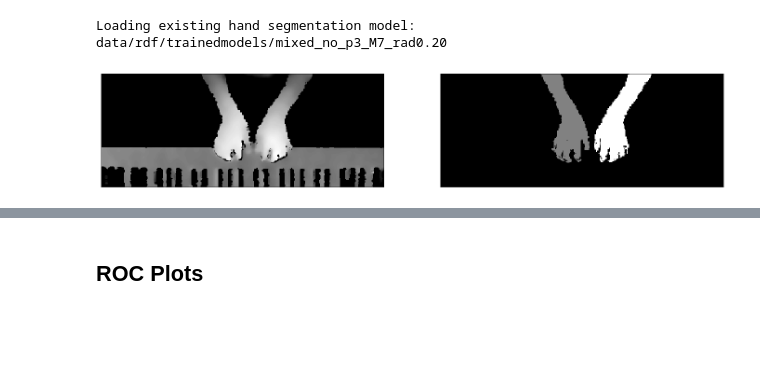
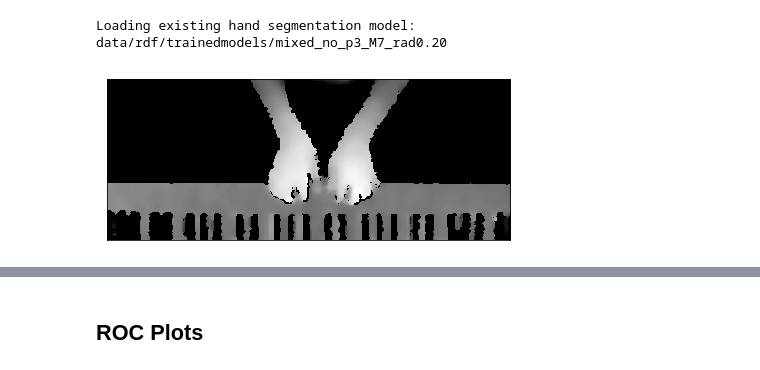
Before and after one commit to davidsjohnson/VPT2, a Jupyter notebook: CMJ Stuff.ipynb, the cells around one changed output, grey strips where cells are left out. Cells and saved outputs as stored; diff of their text form; code cells hidden in the pictures; blank space fills up the shorter version.

```diff
--- a/CMJ Stuff.ipynb
+++ b/CMJ Stuff.ipynb
@@ -151,24 +158,25 @@ Loading existing hand segmentation model: data/rdf/trainedmodels/mixed_no_p3_M7_
 mask_pred = rdf_hs.generate_mask(data["dmap"])
 mask_pred = cv2.cvtColor(mask_pred, cv2.COLOR_RGB2GRAY)
 # %%
-plt.figure(figsize=(24,12))
-plt.subplot(221)
+# plt.figure(figsize=(24,12))
+# plt.subplot(221)
 plt.imshow(dmap_rdf_disp, cmap="gray")
 plt.tick_params(axis="both", which="both", bottom="off", top="off", labelbottom="off", labelleft="off", left="off")
-# plt.tight_layout()
+plt.tight_layout()
+plt.savefig("/Users/fortjay81/Dropbox/Uvic/dissertation/publications/1_WIP/CMJ_VPT_2017/figures/rdf-dmap.jpg")
 
-plt.subplot(222)
-plt.imshow(mask_disp, cmap="gray")
-plt.tick_params(axis="both", which="both", bottom="off", top="off", labelbottom="off", labelleft="off", left="off")
+# plt.subplot(222)
+# plt.imshow(mask_disp, cmap="gray")
+# plt.tick_params(axis="both", which="both", bottom="off", top="off", labelbottom="off", labelleft="off", left="off")
 # plt.tight_layout()
 # plt.savefig("dmap-norm.pdf")
 
 # plt.subplot(224)
 # plt.imshow(mask_pred, cmap="gray")
 # plt.tick_params(axis="both", which="both", bottom="off", top="off", labelbottom="off", labelleft="off", left="off")
 # # # plt.tight_layout()
 # %% [output]
-[figure, old version]
+[figure, new version]
 # %%
 dcf_results = np.load("rdf_dcf_results.npz")
 # %%
```
Also changed, not shown: parts of 11 cells of this notebook, 12 other files.
